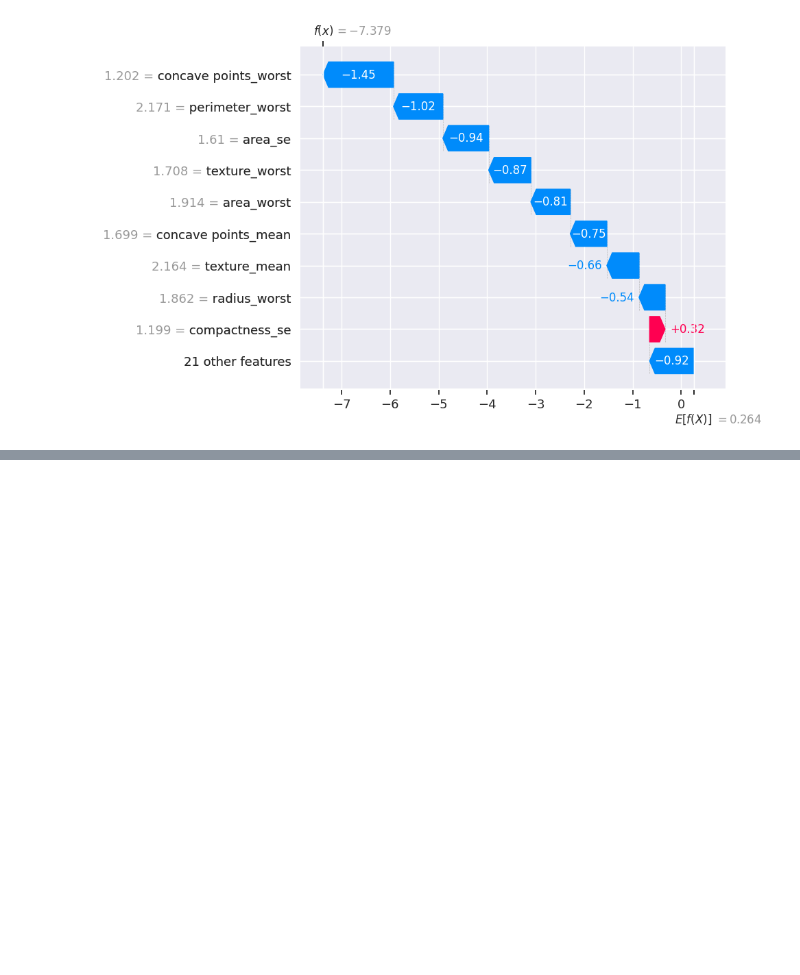
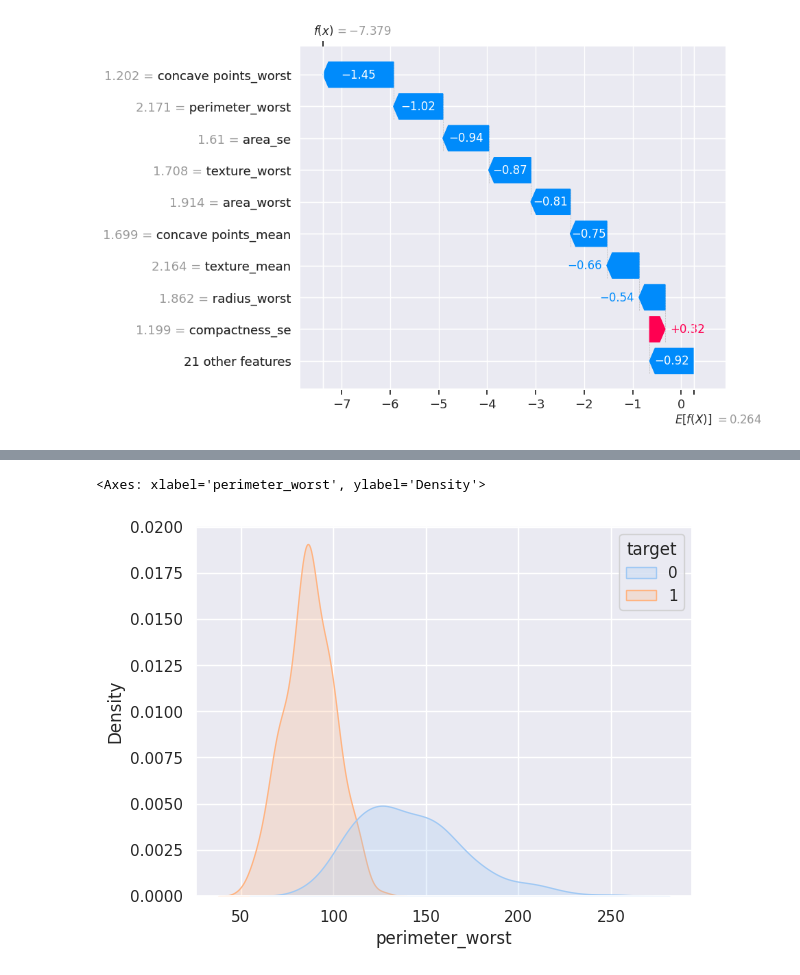
Before and after one commit to Ahmed0607/OncoVision-AI, a Jupyter notebook: OncoVision_AI.ipynb, the cells around one changed output, grey strips where cells are left out. Saved outputs shown, nothing was run; the diff lists cells and outputs as text; code cells hidden in the pictures; blank space fills up the shorter version.

```diff
--- a/OncoVision_AI.ipynb
+++ b/OncoVision_AI.ipynb
@@ -280,0 +319,5 @@ Model Predicted Probability of being Benign: 0.0006
+# %%
+sns.kdeplot(data = df_clean, x = 'perimeter_worst', hue = 'target', fill = True)
+# %% [output]
+<Axes: xlabel='perimeter_worst', ylabel='Density'>
+[figure, added]
```
Also changed, not shown: parts of 9 cells of this notebook.
